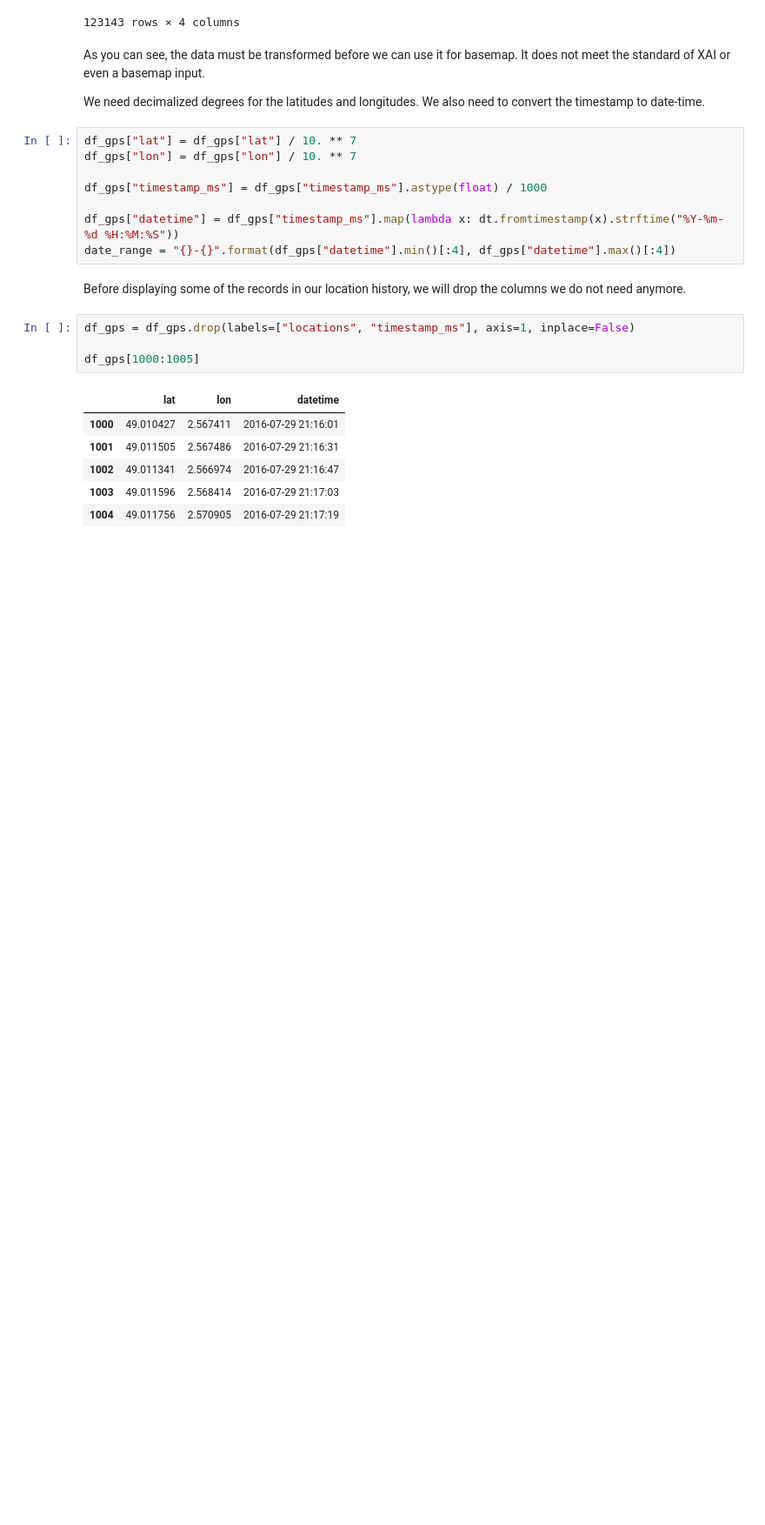
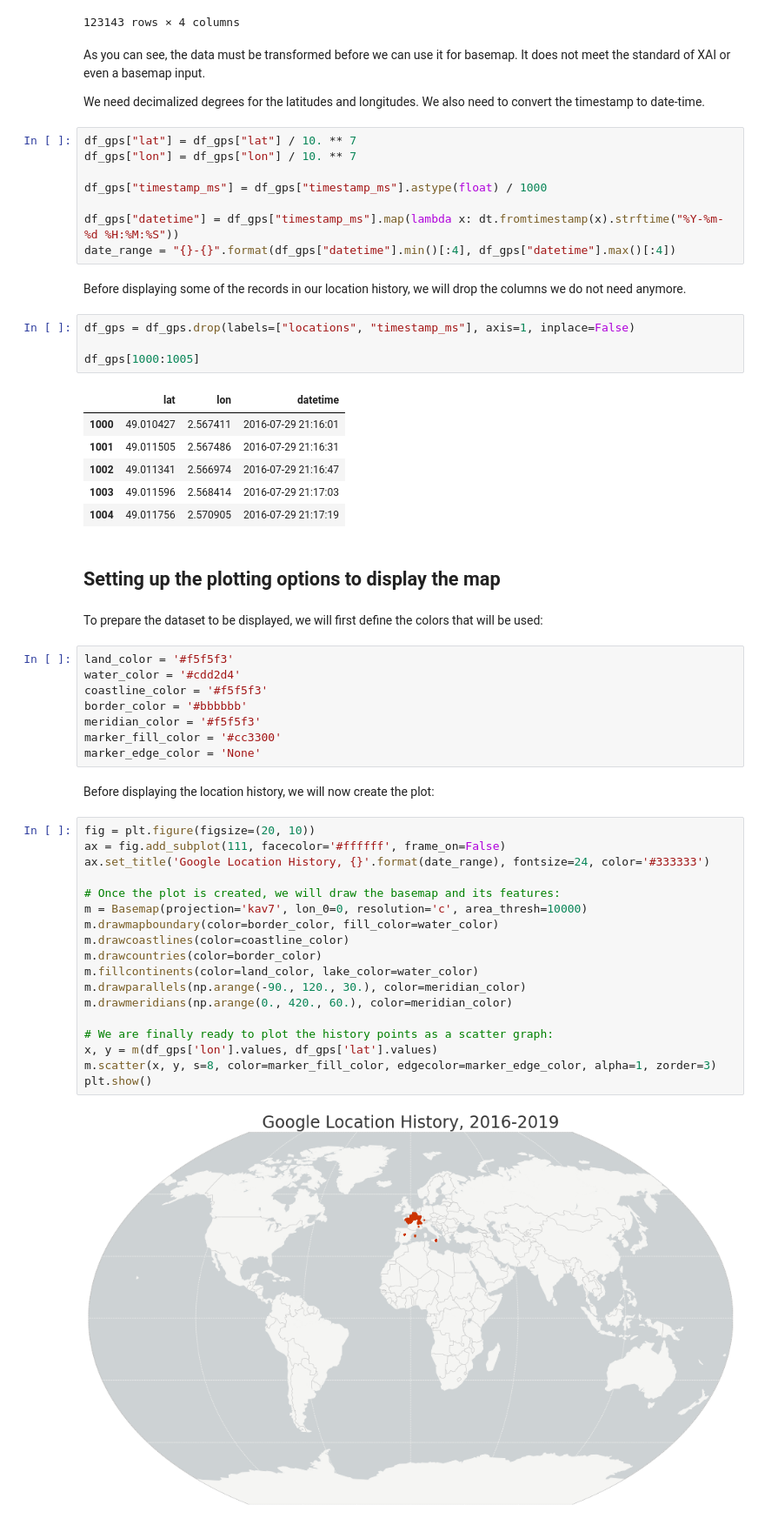
Before and after one commit to rahiakela/hands-on-explainable-ai-xai-with-python, a Jupyter notebook: 1-explaining-artificial-intelligence-with-python/2_google_location_history.ipynb, the cells around one changed output. Shown at 87% size. Saved outputs shown, nothing was run; the diff lists cells and outputs as text; blank space fills up the shorter version.

```diff
--- a/1-explaining-artificial-intelligence-with-python/2_google_location_history.ipynb
+++ b/1-explaining-artificial-intelligence-with-python/2_google_location_history.ipynb
@@ -84,3 +84,37 @@ df_gps[1000:1005]
 | 1002 | 49.011341 | 2.566974 | 2016-07-29 21:16:47 |
 | 1003 | 49.011596 | 2.568414 | 2016-07-29 21:17:03 |
 | 1004 | 49.011756 | 2.570905 | 2016-07-29 21:17:19 |
+# %% [markdown]
+## Setting up the plotting options to display the map
+# %% [markdown]
+To prepare the dataset to be displayed, we will first define the colors that will be used:
+# %%
+land_color = '#f5f5f3'
+water_color = '#cdd2d4'
+coastline_color = '#f5f5f3'
+border_color = '#bbbbbb'
+meridian_color = '#f5f5f3'
+marker_fill_color = '#cc3300'
+marker_edge_color = 'None'
+# %% [markdown]
+Before displaying the location history, we will now create the plot:
+# %%
+fig = plt.figure(figsize=(20, 10))
+ax = fig.add_subplot(111, facecolor='#ffffff', frame_on=False)
+ax.set_title('Google Location History, {}'.format(date_range), fontsize=24, color='#333333')
+
+# Once the plot is created, we will draw the basemap and its features:
+m = Basemap(projection='kav7', lon_0=0, resolution='c', area_thresh=10000)
+m.drawmapboundary(color=border_color, fill_color=water_color)
+m.drawcoastlines(color=coastline_color)
+m.drawcountries(color=border_color)
+m.fillcontinents(color=land_color, lake_color=water_color)
+m.drawparallels(np.arange(-90., 120., 30.), color=meridian_color)
+m.drawmeridians(np.arange(0., 420., 60.), color=meridian_color)
+
+# We are finally ready to plot the history points as a scatter graph:
+x, y = m(df_gps['lon'].values, df_gps['lat'].values)
+m.scatter(x, y, s=8, color=marker_fill_color, edgecolor=marker_edge_color, alpha=1, zorder=3)
+plt.show()
+# %% [output]
+[figure, added]
```
Also changed, not shown: parts of 4 cells of this notebook.
